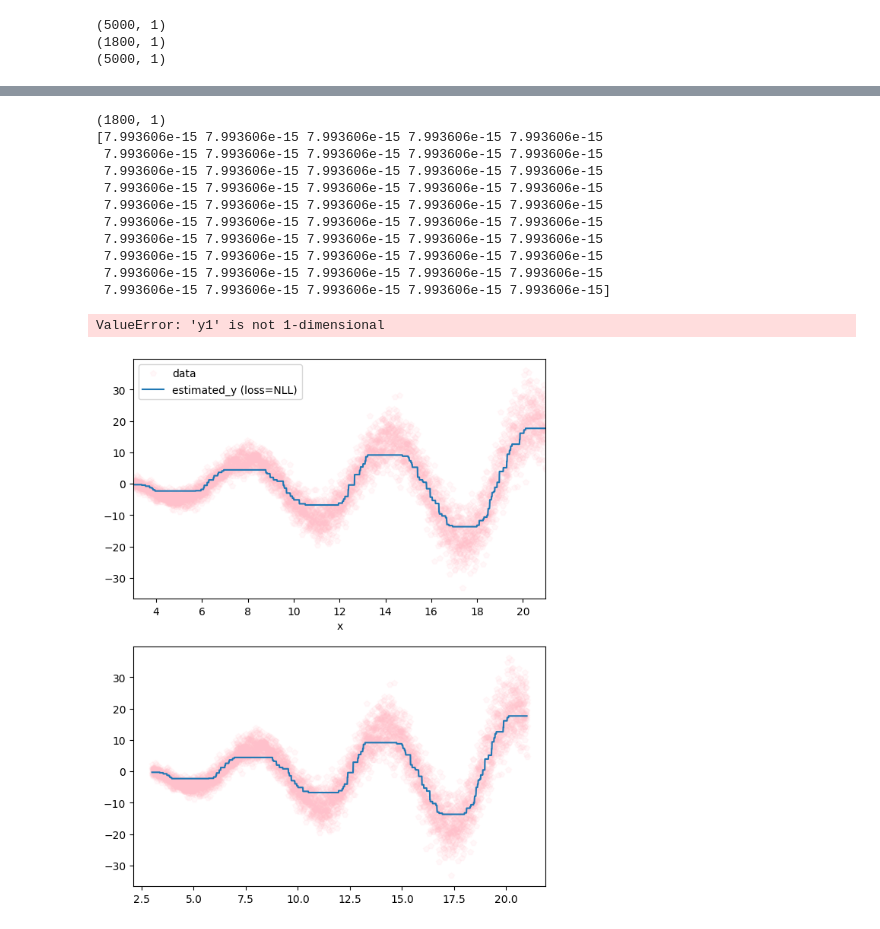
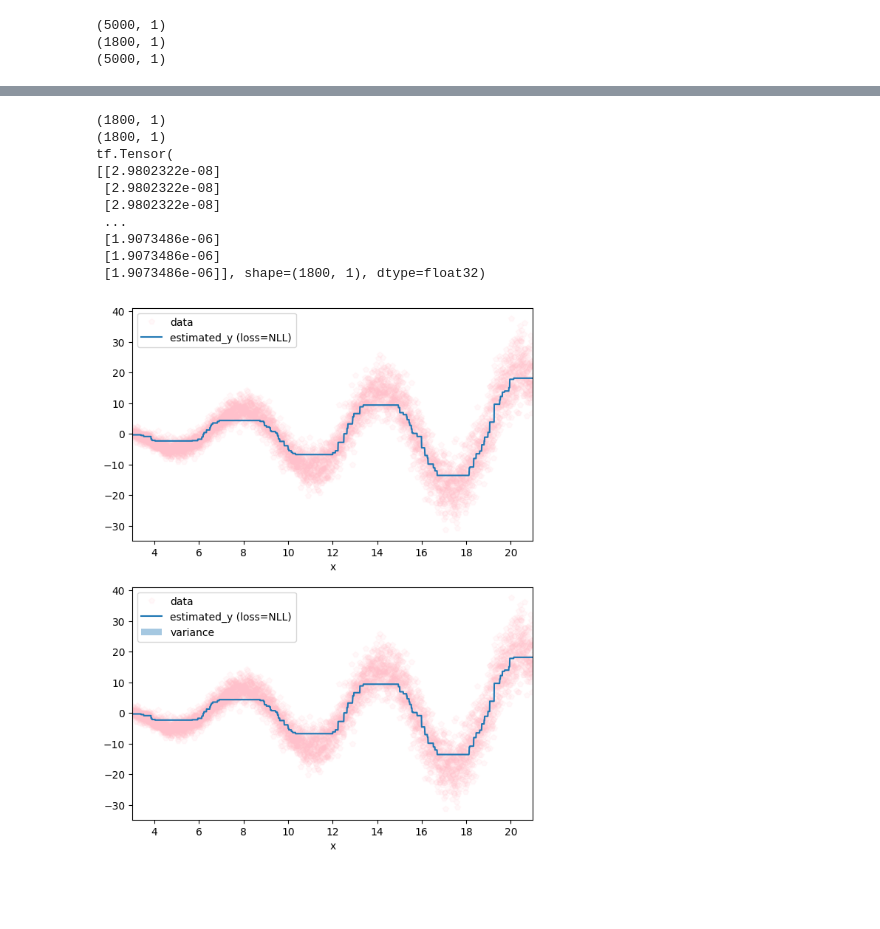
Before and after one commit to YG29/bachelorThesis, a Jupyter notebook: notebooks/gradientboost.ipynb, the cells around one changed output, grey strips where cells are left out. Saved outputs shown, nothing was run; the diff lists cells and outputs as text; code cells hidden in the pictures; blank space fills up the shorter version.

Commit message:
explore gradient boost

```diff
--- a/notebooks/gradientboost.ipynb
+++ b/notebooks/gradientboost.ipynb
@@ -93,11 +103,6 @@ class GradientBoostedTreesEnsembleRegressor(tf.keras.Model):
         return mean_prediction, variance_prediction
 # %%
 gbt_model = GradientBoostedTreesEnsembleRegressor(n_estimators=50, max_depth=3, dropout=0.1)
-# %%
-for i in range(100):  # Train 100 GBT models
-    gbt_model = GradientBoostedTreesEnsembleRegressor(random_seed=i)  # Set a different random seed for each model
-    ensemble.estimators.append(gbt_model)
-    gbt_model.fit(X_train, y_train)
 # %%
 gbt_model.fit(X_train, y_train)
 # %% [output]
@@ -105,3 +212,3 @@ TypeError: GradientBoostedTreesModel.__init__() got an unexpected keyword argume
 # %%
-y_pred, uncertainties = gbt_model.predict(X_test)
+mean_prediction, variance_prediction = gbt_model.predict(X_test, n_samples=10)
 # %% [output]
@@ -125,39 +232,40 @@ y_pred, uncertainties = gbt_model.predict(X_test)
 # %%
-print(y_pred.shape)
-print(uncertainties.flatten()[:50])
+print(mean_prediction.shape)
+print(variance_prediction.shape)
+print(variance_prediction)
 # %% [output]
 (1800, 1)
-[7.993606e-15 7.993606e-15 7.993606e-15 7.993606e-15 7.993606e-15
- 7.993606e-15 7.993606e-15 7.993606e-15 7.993606e-15 7.993606e-15
- 7.993606e-15 7.993606e-15 7.993606e-15 7.993606e-15 7.993606e-15
- 7.993606e-15 7.993606e-15 7.993606e-15 7.993606e-15 7.993606e-15
- 7.993606e-15 7.993606e-15 7.993606e-15 7.993606e-15 7.993606e-15
- 7.993606e-15 7.993606e-15 7.993606e-15 7.993606e-15 7.993606e-15
- 7.993606e-15 7.993606e-15 7.993606e-15 7.993606e-15 7.993606e-15
- 7.993606e-15 7.993606e-15 7.993606e-15 7.993606e-15 7.993606e-15
- 7.993606e-15 7.993606e-15 7.993606e-15 7.993606e-15 7.993606e-15
- 7.993606e-15 7.993606e-15 7.993606e-15 7.993606e-15 7.993606e-15]
+(1800, 1)
+tf.Tensor(
+[[2.9802322e-08]
+ [2.9802322e-08]
+ [2.9802322e-08]
+ ...
+ [1.9073486e-06]
+ [1.9073486e-06]
+ [1.9073486e-06]], shape=(1800, 1), dtype=float32)
 # %%
 xlim = (xMin,xMax)
-X_test = X_test.flatten()
+x_test = X_test.flatten()
+y_pred = mean_prediction.numpy().flatten()
+uncertainties = variance_prediction.numpy().flatten()
 
 fig = plt.figure(figsize=(7,9))
 
 ax = fig.add_subplot(2,1,1)
 ax.plot(X_train,y_train,"p",alpha=0.1,c="pink",label="data")
-ax.plot(X_test,y_pred,label="estimated_y (loss=NLL)")
+ax.plot(x_test,y_pred,label="estimated_y (loss=NLL)")
 ax.set_xlabel("x")
 ax.set_xlim(*xlim)
 ax.legend()
 
 ax = fig.add_subplot(2,1,2)
 ax.plot(X_train,y_train,"p",alpha=0.1,label="data",c="pink")
-ax.plot(X_test,y_pred,label="estimated_y (loss=NLL)")
-ax.fill_between(X_test, y_pred - uncertainties, y_pred + uncertainties, alpha = 0.4, label="variance")
+ax.plot(x_test,y_pred,label="estimated_y (loss=NLL)")
+ax.fill_between(x_test, y_pred - uncertainties, y_pred + uncertainties, alpha = 0.4, label="variance")
 ax.set_xlabel("x")
 ax.set_xlim(*xlim)
 ax.legend()
 plt.show()
 # %% [output]
-ValueError: 'y1' is not 1-dimensional
-[figure, old version]
+[figure, new version]
```
Also changed, not shown: parts of 4 cells of this notebook, 1 other file.
